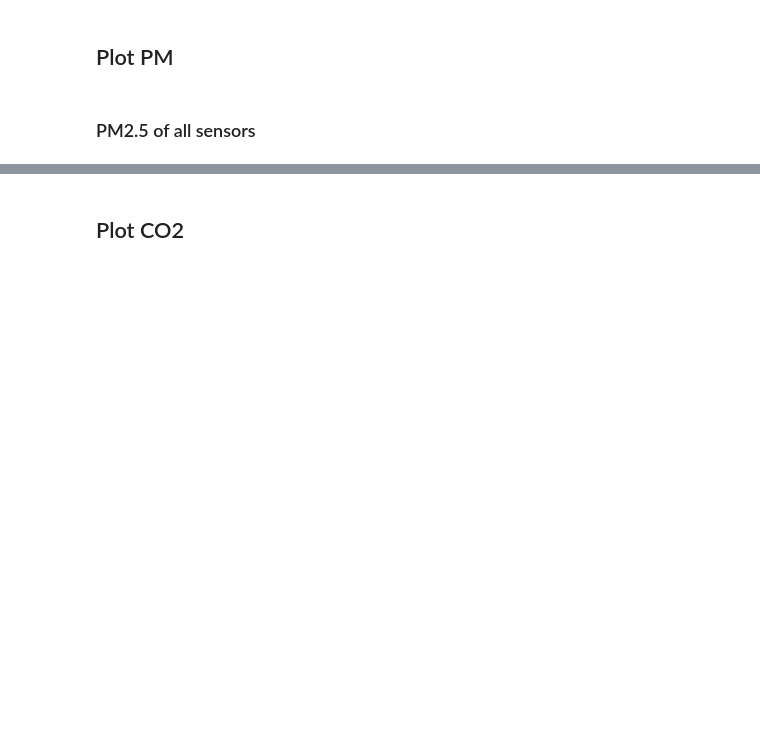
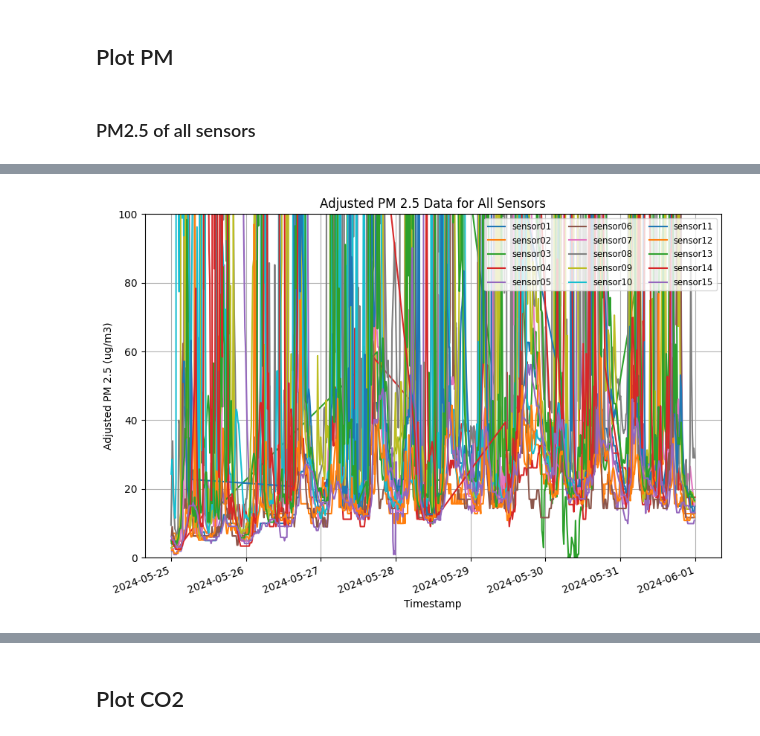
Before and after one commit to katherinetian540/Kenya-Indoor-Sensors, a Jupyter notebook: visualization.ipynb, the cells around one changed output, grey strips where cells are left out. Cells and saved outputs as stored; diff of their text form; code cells hidden in the pictures; blank space fills up the shorter version.

```diff
--- a/visualization.ipynb
+++ b/visualization.ipynb
@@ -40,3 +68,15 @@ cleaned_sensor_dataframes = clean_sensor_dataframes(sensor_dataframes)
+# %%
+parameters_df = pd.read_csv('parameters/pm_2.5_coefficients_df.csv')
+
+def apply_correction(sensor_df, params_df):
+    # Merge the sensor data with the parameters based on sensor names
+    merged_df = pd.merge(sensor_df, params_df, left_on='Sensor', right_on='Sensor')
+    # Apply the adjustment
+    merged_df['Adjusted PM 2.5'] = merged_df['PM 2.5'] * merged_df['Coefficient'] + merged_df['Intercept']
+    return merged_df
+
+# Apply corrections to each sensor data frame
+adjusted_dataframes = [apply_correction(df, parameters_df) for df in cleaned_sensor_dataframes]
 # %% [markdown]
 ## Plot PM
 # %% [markdown]
@@ -62,0 +102,16 @@ plt.show()
+# %%
+plt.figure(figsize=(10, 6))  # Set a larger figure size for better visibility
+
+for sensor_df, sensor_name in zip(adjusted_dataframes, sensor_names):
+    plt.plot(sensor_df['Timestamp'], sensor_df['Adjusted PM 2.5'], label=sensor_name)
+
+plt.xlabel('Timestamp')
+plt.ylabel('Adjusted PM 2.5 (ug/m3)')
+plt.title('Adjusted PM 2.5 Data for All Sensors')
+plt.legend(loc='upper right', fontsize='small', ncol=3)
+plt.xticks(rotation=20, ha='right')
+plt.ylim(0, 100)
+plt.grid(True)
+plt.show()
+# %% [output]
+[figure, added]
```
Also changed, not shown: parts of 4 cells of this notebook, 30 other files.
